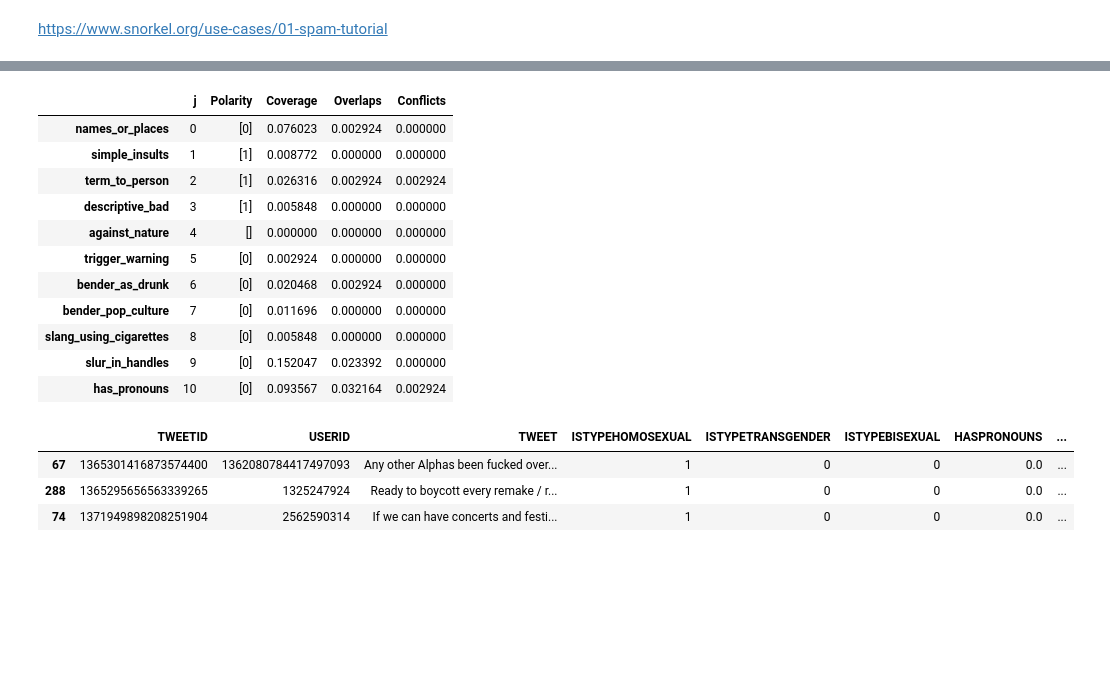
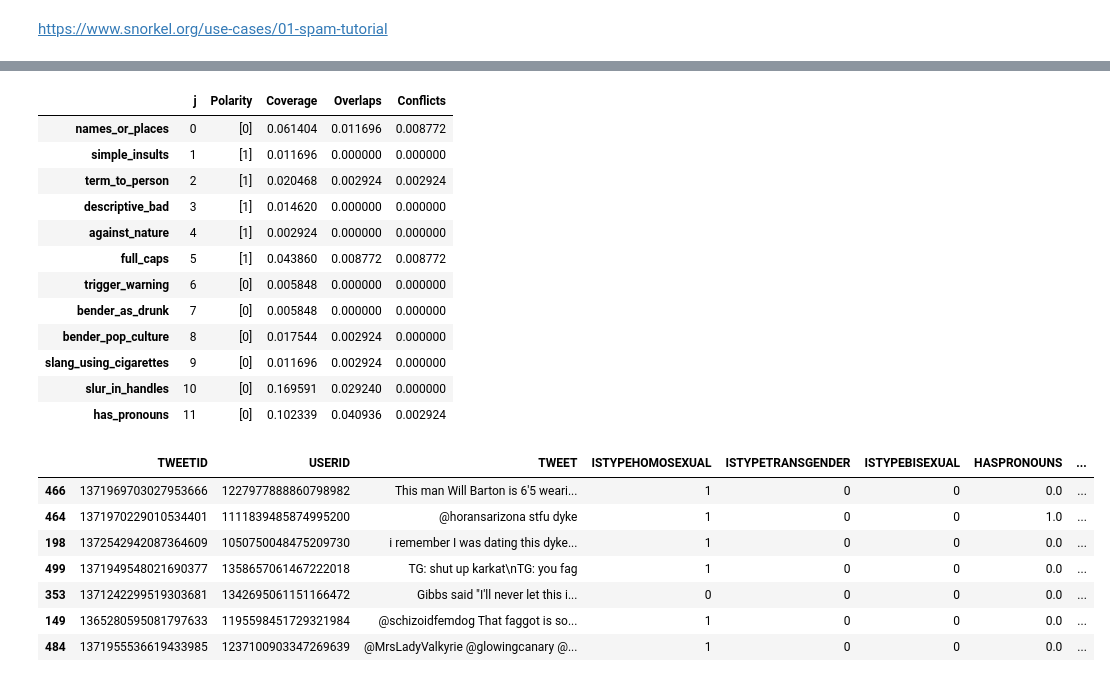
Before and after one commit to ms953ssx/online_harassment, a Jupyter notebook: bin/snorkel_testing.ipynb, the cells around one changed output, grey strips where cells are left out. Saved outputs shown, nothing was run; the diff lists cells and outputs as text; code cells hidden in the pictures; blank space fills up the shorter version.

```diff
--- a/bin/snorkel_testing.ipynb
+++ b/bin/snorkel_testing.ipynb
@@ -31,13 +31,13 @@ def simple_insults(tweet):
     return POSITIVE if re.search(l_simple_insults, tweet.TWEET.lower()) else ABSTAIN
 
 #Common terms used to identify the subject of a given bad term e.g. "You ***"
-l_term_to_person = r"(that|this|you|shut the fuck up|stfu) (fag|faggot|fags|fudgepacker|fudge packer|poofter|pansy|bender|batty boy|ponce|dyke|rug muncher|lesbo|tranny|trannie|transvestite|ladyboy|heshe|shemale|switch hitter)"
+l_term_to_person = r"(that|this|you|shut the fuck up|stfu|shut up) (fag|faggot|fags|fudgepacker|fudge packer|poofter|pansy|bender|batty boy|ponce|dyke|rug muncher|lesbo|tranny|trannie|transvestite|ladyboy|heshe|shemale|switch hitter)"
 @labeling_function()
 def term_to_person(tweet):
     return POSITIVE if re.search(l_term_to_person, tweet.TWEET.lower()) else ABSTAIN
 
 #Using term in a descriptive yet derogatory manner
-l_descriptive_bad = r"(piece of|like a) (fag|faggot|fags|fudgepacker|fudge packer|poofter|pansy|bender|batty boy|ponce|dyke|rug muncher|lesbo|tranny|trannie|transvestite|ladyboy|heshe|shemale|switch hitter)"
+l_descriptive_bad = r"(piece of|like a|being a|kind of a?) (fag|faggot|fags|fudgepacker|fudge packer|poofter|pansy|bender|batty boy|ponce|dyke|rug muncher|lesbo|tranny|trannie|transvestite|ladyboy|heshe|shemale|switch hitter)"
 @labeling_function()
 def descriptive_bad(tweet):
     return POSITIVE if re.search(l_descriptive_bad, tweet.TWEET.lower()) else ABSTAIN
@@ -48,9 +48,14 @@ l_against_nature = r"(against|defying) (god|biology|nature)"
 def against_nature(tweet):
     return POSITIVE if re.search(l_against_nature, tweet.TWEET.lower()) else ABSTAIN
 
+#Term is used in full caps
+l_bad_words_caps = r"(FAGS?|FAGGOTS?|FUDGE ?PACKERS?|POOFTERS?|PANSY|PANSIES|BENDERS?|BATTY BOYS?|PONCE|DYKES?|RUG ?MUNCHERS?|LESBOS?|TRANNY|TRANNIES?|TRANSVESTITES?|LADYBOYS?|HESHES?|SHE ?MALES?|SWITCH ?-?HITTERS?)"
+@labeling_function()
+def full_caps(tweet):
+    return POSITIVE if re.search(l_bad_words_caps, tweet.TWEET) else ABSTAIN
 
 #Contains trigger warning
-l_trigger_warnings = r"(\/+ *tw|\/* *trigger warning)"
+l_trigger_warnings = r"(\/+ *tw|\/* *trigger warning|tw *\/+)"
 @labeling_function()
 def trigger_warning(tweet):
     return NEGATIVE if re.search(l_trigger_warnings, tweet.TWEET.lower()) else ABSTAIN
@@ -68,7 +73,7 @@ def bender_pop_culture(tweet):
     return NEGATIVE if re.search(l_bender_pop_culture, tweet.TWEET.lower()) else ABSTAIN
 
 #Using slang term for using cigarettes
-l_slang_using_cigarettes = r"((for|smoke|have|smoking|having) (some|a) fags?)|fag ash"
+l_slang_using_cigarettes = r"((for|smoke|have|smoking|having|want) (some|a) fags?)|fag ash"
 @labeling_function()
 def slang_using_cigarettes(tweet):
     return NEGATIVE if re.search(l_slang_using_cigarettes, tweet.TWEET.lower()) else ABSTAIN
@@ -99,11 +104,11 @@ def make_Ls_matrix(data, LFs):
     return noisy_labels
 # %%
 #instantiate labelling functions
-lfs = [names_or_places,simple_insults,term_to_person,descriptive_bad,against_nature,trigger_warning,bender_as_drunk,bender_pop_culture,slang_using_cigarettes,slur_in_handles,has_pronouns]
+lfs = [names_or_places,simple_insults,term_to_person,descriptive_bad,against_nature,full_caps,trigger_warning,bender_as_drunk,bender_pop_culture,slang_using_cigarettes,slur_in_handles,has_pronouns]
 applier = LFApplier(lfs=lfs)
 pdapplier = PandasLFApplier(lfs=lfs)
-#Store dict of tweets to labelling function output for performance analysis
-tweet_dict = {}
+#Update Pandas Dataframe so that displayed dataframes are not truncated
+pd.set_option('display.max_colwidth', -1)
 #Connect to DB
 conn = sqlite3.connect("tweets.db")
 #Retrieve Tweets from Database
@@ -111,11 +116,10 @@ with conn:
     cur = conn.cursor()
     #Construct SQL Queries
     #Obtain all manually labelled tweets from DB
-    pd_data = pd.read_sql(con=conn,sql="SELECT * FROM TWEETS WHERE ISHARASSMENT IS NOT NULL ORDER BY RANDOM()")
+    pd_data = pd.read_sql(con=conn,sql="SELECT * FROM TWEETS WHERE ISHARASSMENT IS NOT NULL")
 #Create train test split
 df_train, df_test = train_test_split(pd_data, test_size=0.33, random_state=42)
-
-Y_test = test.ISHARASSMENT
+Y_test = df_test.ISHARASSMENT
 # %% [markdown]
 https://www.snorkel.org/use-cases/01-spam-tutorial
 # %%
@@ -155,21 +161,26 @@ coverage has pronouns in bio: 9.35672514619883%
 LFAnalysis(L=L_train, lfs=lfs).lf_summary()
 # %% [output]
 |  | j | Polarity | Coverage | Overlaps | Conflicts |
-| names_or_places | 0 | [0] | 0.076023 | 0.002924 | 0.000000 |
-| simple_insults | 1 | [1] | 0.008772 | 0.000000 | 0.000000 |
-| term_to_person | 2 | [1] | 0.026316 | 0.002924 | 0.002924 |
-| descriptive_bad | 3 | [1] | 0.005848 | 0.000000 | 0.000000 |
-| against_nature | 4 | [] | 0.000000 | 0.000000 | 0.000000 |
-| trigger_warning | 5 | [0] | 0.002924 | 0.000000 | 0.000000 |
-| bender_as_drunk | 6 | [0] | 0.020468 | 0.002924 | 0.000000 |
-| bender_pop_culture | 7 | [0] | 0.011696 | 0.000000 | 0.000000 |
-| slang_using_cigarettes | 8 | [0] | 0.005848 | 0.000000 | 0.000000 |
-| slur_in_handles | 9 | [0] | 0.152047 | 0.023392 | 0.000000 |
-| has_pronouns | 10 | [0] | 0.093567 | 0.032164 | 0.002924 |
+| names_or_places | 0 | [0] | 0.061404 | 0.011696 | 0.008772 |
+| simple_insults | 1 | [1] | 0.011696 | 0.000000 | 0.000000 |
+| term_to_person | 2 | [1] | 0.020468 | 0.002924 | 0.002924 |
+| descriptive_bad | 3 | [1] | 0.014620 | 0.000000 | 0.000000 |
+| against_nature | 4 | [1] | 0.002924 | 0.000000 | 0.000000 |
+| full_caps | 5 | [1] | 0.043860 | 0.008772 | 0.008772 |
+| trigger_warning | 6 | [0] | 0.005848 | 0.000000 | 0.000000 |
+| bender_as_drunk | 7 | [0] | 0.005848 | 0.000000 | 0.000000 |
+| bender_pop_culture | 8 | [0] | 0.017544 | 0.002924 | 0.000000 |
+| slang_using_cigarettes | 9 | [0] | 0.011696 | 0.002924 | 0.000000 |
+| slur_in_handles | 10 | [0] | 0.169591 | 0.029240 | 0.000000 |
+| has_pronouns | 11 | [0] | 0.102339 | 0.040936 | 0.002924 |
 # %%
-df_train.iloc[L_train[:,1] == POSITIVE].sample(3, random_state=1)
+df_train.iloc[L_train[:,2] == POSITIVE].sample(7, random_state=0)
 # %% [output]
 |  | TWEETID | USERID | TWEET | ISTYPEHOMOSEXUAL | ISTYPETRANSGENDER | ISTYPEBISEXUAL | HASPRONOUNS | ... |
-| 67 | 1365301416873574400 | 1362080784417497093 | Any other Alphas been fucked over... | 1 | 0 | 0 | 0.0 | ... |
-| 288 | 1365295656563339265 | 1325247924 | Ready to boycott every remake / r... | 1 | 0 | 0 | 0.0 | ... |
-| 74 | 1371949898208251904 | 2562590314 | If we can have concerts and festi... | 1 | 0 | 0 | 0.0 | ... |
+| 466 | 1371969703027953666 | 1227977888860798982 | This man Will Barton is 6'5 weari... | 1 | 0 | 0 | 0.0 | ... |
+| 464 | 1371970229010534401 | 1111839485874995200 | @horansarizona stfu dyke | 1 | 0 | 0 | 1.0 | ... |
+| 198 | 1372542942087364609 | 1050750048475209730 | i remember I was dating this dyke... | 1 | 0 | 0 | 0.0 | ... |
+| 499 | 1371949548021690377 | 1358657061467222018 | TG: shut up karkat\nTG: you fag | 1 | 0 | 0 | 0.0 | ... |
+| 353 | 1371242299519303681 | 1342695061151166472 | Gibbs said "I'll never let this i... | 0 | 0 | 0 | 0.0 | ... |
+| 149 | 1365280595081797633 | 1195598451729321984 | @schizoidfemdog That faggot is so... | 1 | 0 | 0 | 0.0 | ... |
+| 484 | 1371955536619433985 | 1237100903347269639 | @MrsLadyValkyrie @glowingcanary @... | 1 | 0 | 0 | 0.0 | ... |
```
Also changed, not shown: parts of 13 cells of this notebook, 6 other files.
